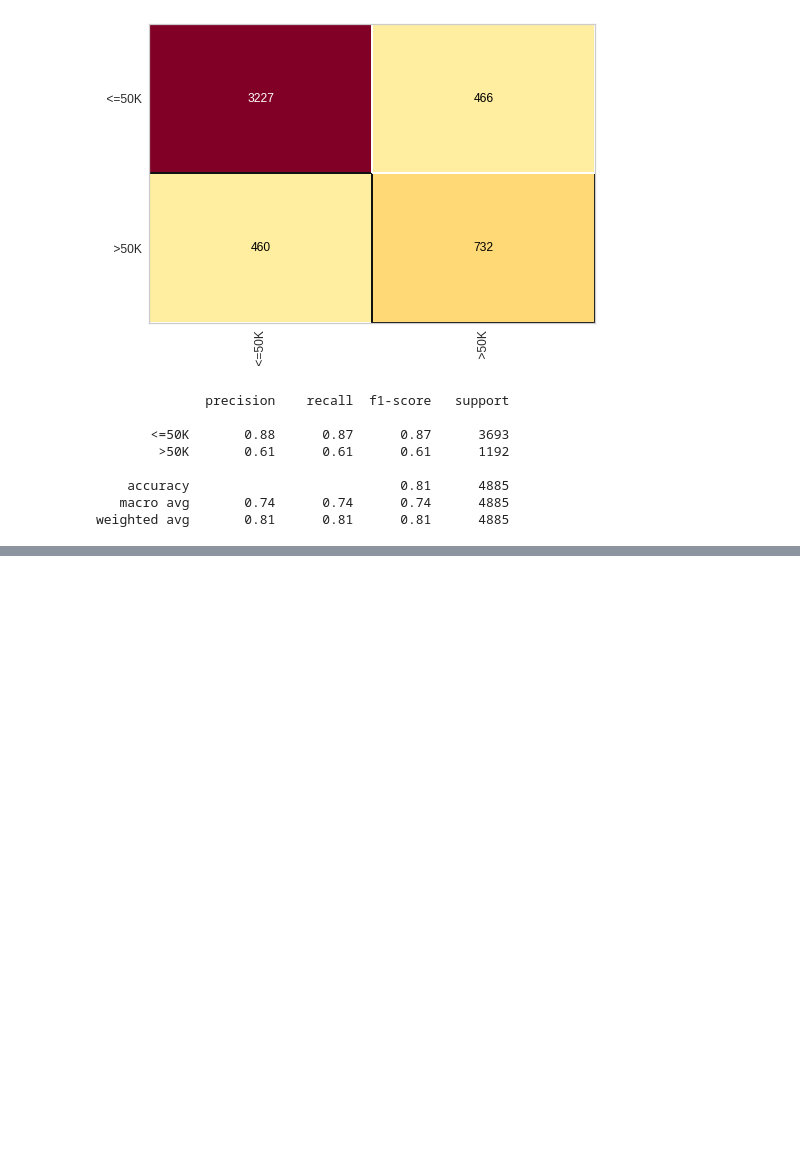
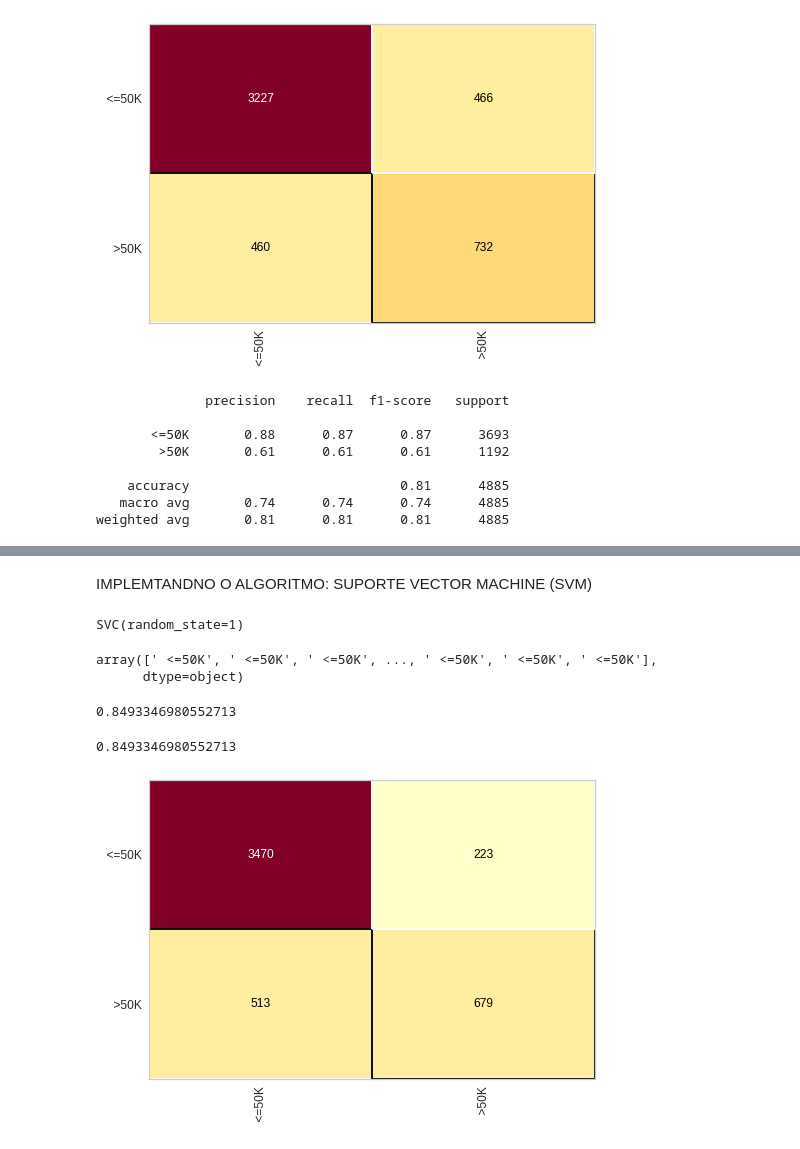
Before and after one commit to LucasMonteiroBastos/Projeto_Analise_Censo, a Jupyter notebook: CENSO_PROJETO.ipynb, the cells around one changed output, grey strips where cells are left out. Cells and saved outputs as stored; diff of their text form; code cells hidden in the pictures; blank space fills up the shorter version.

```diff
--- a/CENSO_PROJETO.ipynb
+++ b/CENSO_PROJETO.ipynb
@@ -343,0 +513,2 @@ weighted avg       0.81      0.81      0.81      4885
+# %% [markdown]
+IMPLEMTANDNO O ALGORITMO: SUPORTE VECTOR MACHINE (SVM)
@@ -343,0 +518,8 @@ weighted avg       0.81      0.81      0.81      4885
+# %%
+# implementando o algoritmo
+svm_census = SVC(kernel='rbf', random_state=1)
+
+# fazendo o treino
+svm_census.fit(X_census_treinamento, y_census_treinamento)
+# %% [output]
+SVC(random_state=1)
@@ -343,0 +529,23 @@ weighted avg       0.81      0.81      0.81      4885
+# %%
+  # analisando o valor real
+y_census_teste
+# %% [output]
+array([' <=50K', ' <=50K', ' <=50K', ..., ' <=50K', ' <=50K', ' <=50K'],
+      dtype=object)
+# %%
+# taxa de acerto
+from sklearn.metrics import accuracy_score, classification_report
+
+# fazendo a comparação
+accuracy_score(y_census_teste, previsoes)
+# %% [output]
+0.8493346980552713
+# %%
+# matrix de confusão
+from yellowbrick.classifier import ConfusionMatrix
+cm = ConfusionMatrix(svm_census)
+cm.fit(X_census_treinamento, y_census_treinamento)
+cm.score(X_census_teste, y_census_teste)
+# %% [output]
+0.8493346980552713
+[figure, added]
```
Also changed, not shown: parts of 41 cells of this notebook.
